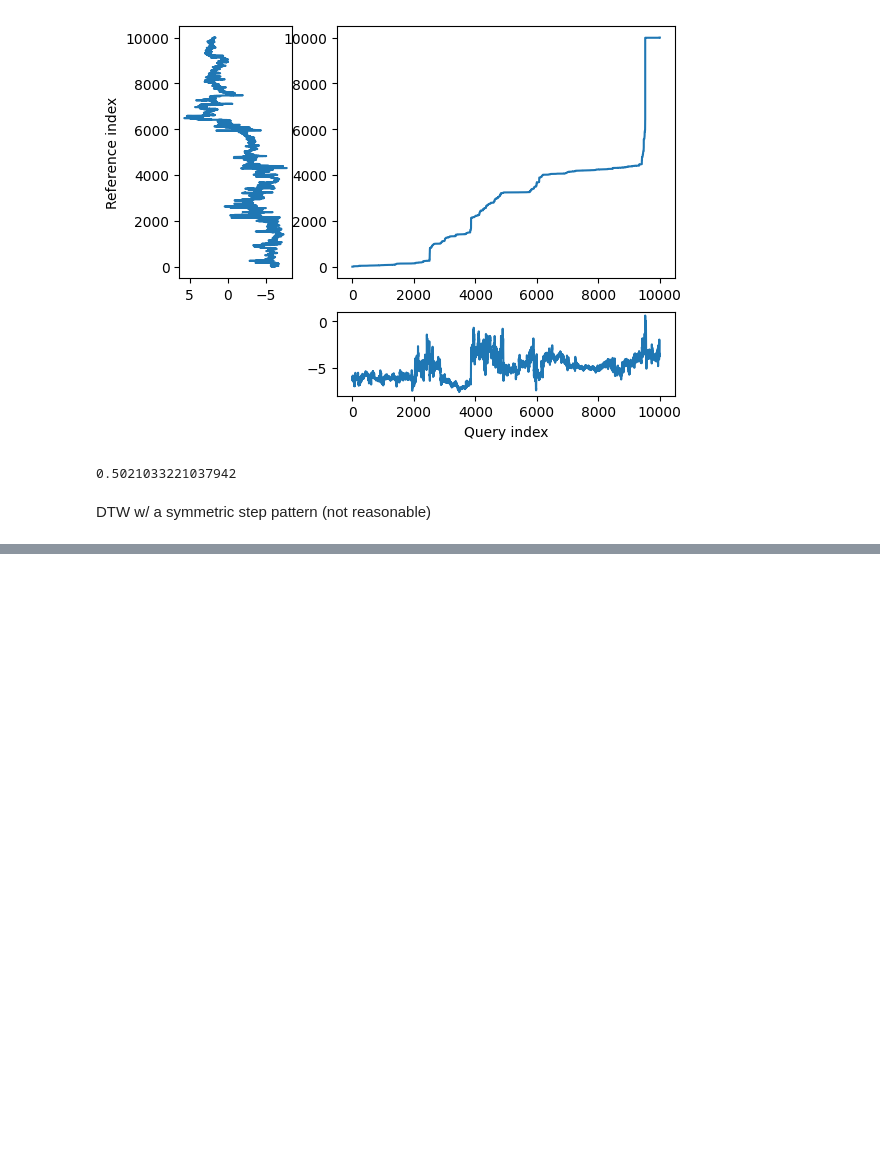
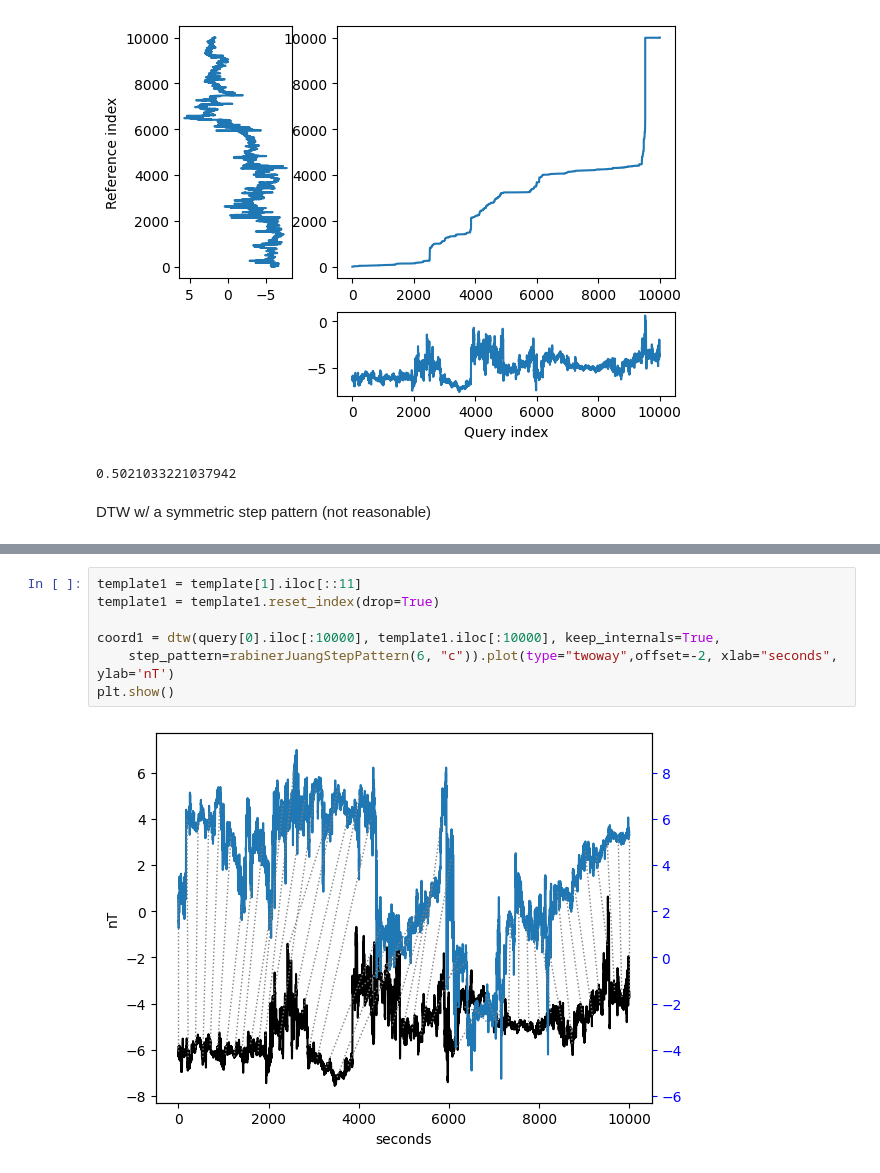
Before and after one commit to cleonard37/SpaceApps, a Jupyter notebook: spaceapps.ipynb, the cells around one changed output, grey strips where cells are left out. Drawn from its saved outputs; the diff is of its cells as text; blank space fills up the shorter version.

```diff
--- a/spaceapps.ipynb
+++ b/spaceapps.ipynb
@@ -277,0 +278,9 @@ plt.show()
+# %%
+template1 = template[1].iloc[::11]
+template1 = template1.reset_index(drop=True)
+
+coord1 = dtw(query[0].iloc[:10000], template1.iloc[:10000], keep_internals=True,
+    step_pattern=rabinerJuangStepPattern(6, "c")).plot(type="twoway",offset=-2, xlab="seconds", ylab='nT')
+plt.show()
+# %% [output]
+[figure, added]
```
Also changed, not shown: parts of 21 cells of this notebook, 1 other file.
